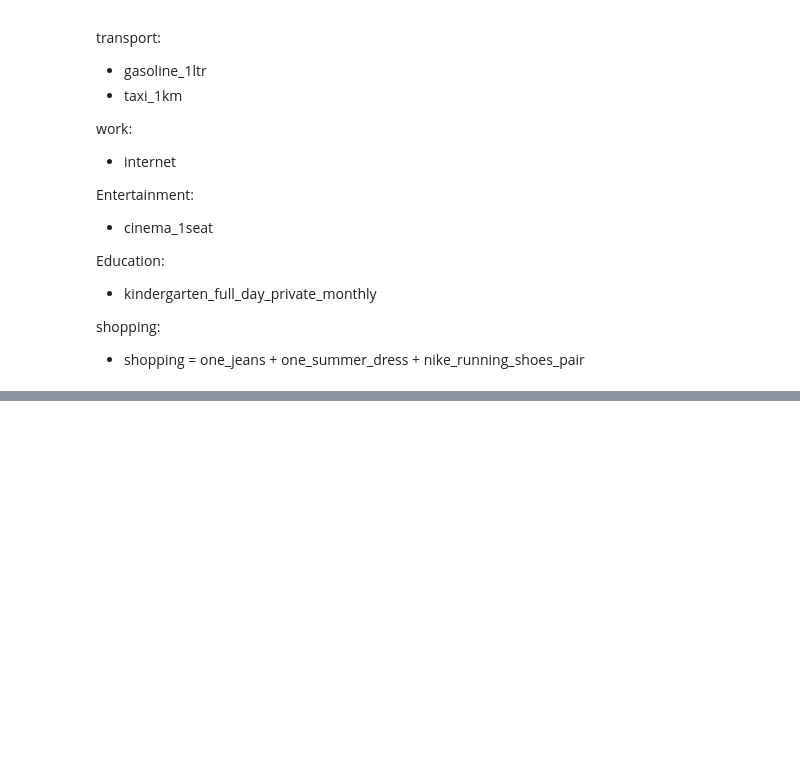
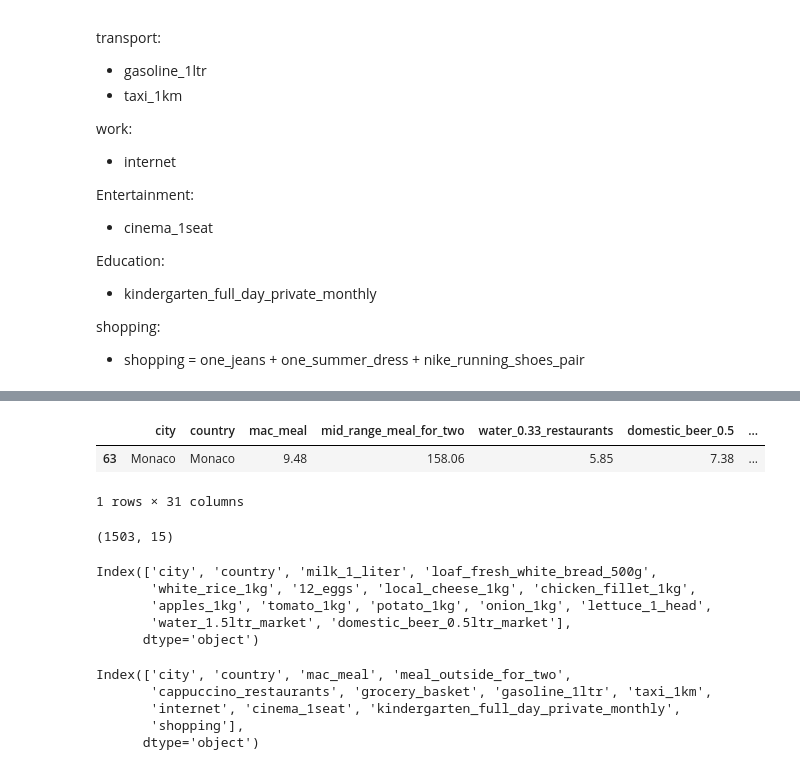
Before and after one commit to prache/Created-a-Product-Workation-Decider-Empowering-Digital-Nomads-in-Europe-, a Jupyter notebook: cost_of_living.ipynb, the cells around one changed output, grey strips where cells are left out. Saved outputs shown, nothing was run; the diff lists cells and outputs as text; code cells hidden in the pictures; blank space fills up the shorter version.

```diff
--- a/cost_of_living.ipynb
+++ b/cost_of_living.ipynb
@@ -694,0 +1128,42 @@ final_european_living_costs_baskets.info()
+# %%
+basket_groceries_week_single_person = final_european_living_costs[["city",
+                                                 "country",
+                                                 "milk_1_liter",
+                                                  "loaf_fresh_white_bread_500g",
+                                                  "white_rice_1kg",
+                                                  "12_eggs",
+                                                  "local_cheese_1kg",
+                                                  "chicken_fillet_1kg",
+                                                  "apples_1kg",
+                                                  "tomato_1kg",
+                                                  "potato_1kg",
+                                                  "onion_1kg",
+                                                  "lettuce_1_head",
+                                                  "water_1.5ltr_market",
+                                                  "domestic_beer_0.5ltr_market",
+                                                ]].copy()
+table_for_baskets[table_for_baskets.isna().any(axis=1)]
+# %% [output]
+|  | city | country | mac_meal | mid_range_meal_for_two | water_0.33_restaurants | domestic_beer_0.5 | ... |
+| 63 | Monaco | Monaco | 9.48 | 158.06 | 5.85 | 7.38 | ... |
+1 rows × 31 columns
+# %%
+basket_groceries_week_single_person.shape
+# %% [output]
+(1503, 15)
+# %%
+basket_groceries_week_single_person.columns
+# %% [output]
+Index(['city', 'country', 'milk_1_liter', 'loaf_fresh_white_bread_500g',
+       'white_rice_1kg', '12_eggs', 'local_cheese_1kg', 'chicken_fillet_1kg',
+       'apples_1kg', 'tomato_1kg', 'potato_1kg', 'onion_1kg', 'lettuce_1_head',
+       'water_1.5ltr_market', 'domestic_beer_0.5ltr_market'],
+      dtype='object')
+# %%
+expense_columns_only.columns
+# %% [output]
+Index(['city', 'country', 'mac_meal', 'meal_outside_for_two',
+       'cappuccino_restaurants', 'grocery_basket', 'gasoline_1ltr', 'taxi_1km',
+       'internet', 'cinema_1seat', 'kindergarten_full_day_private_monthly',
+       'shopping'],
+      dtype='object')
```
Also changed, not shown: parts of 62 cells of this notebook, 9 other files.
